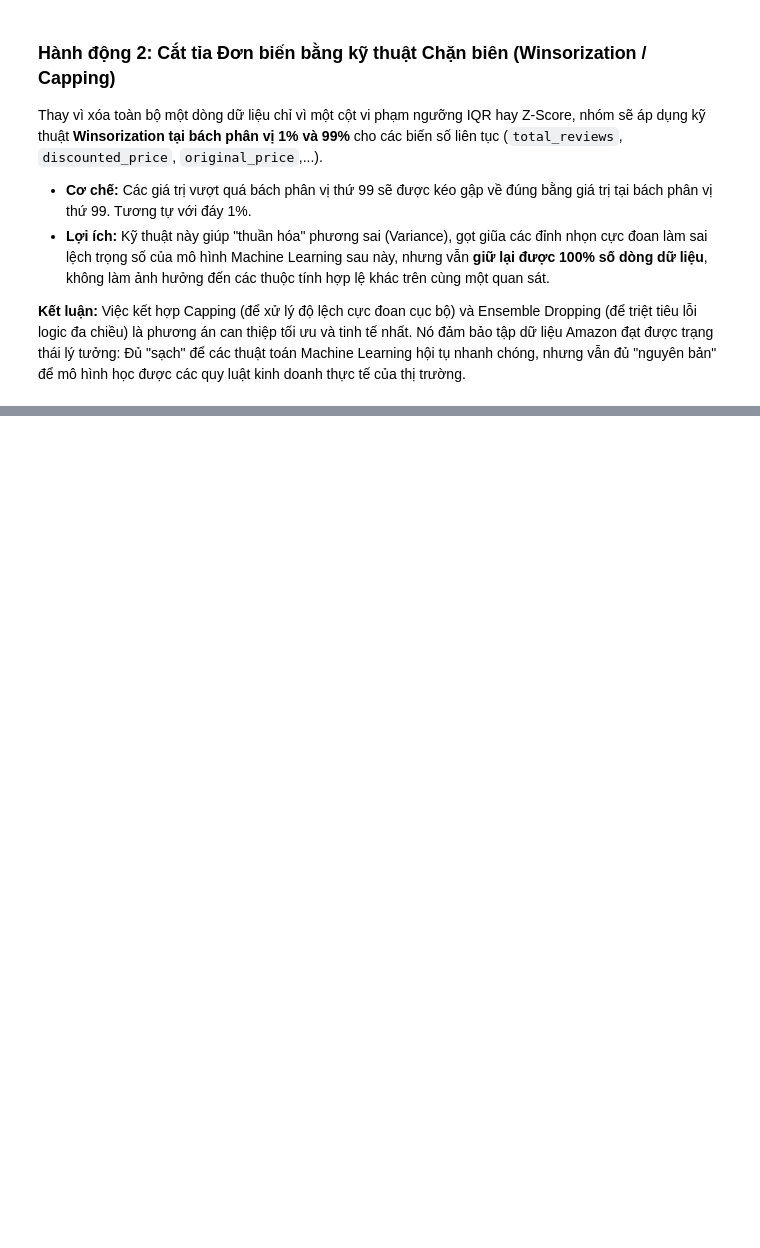
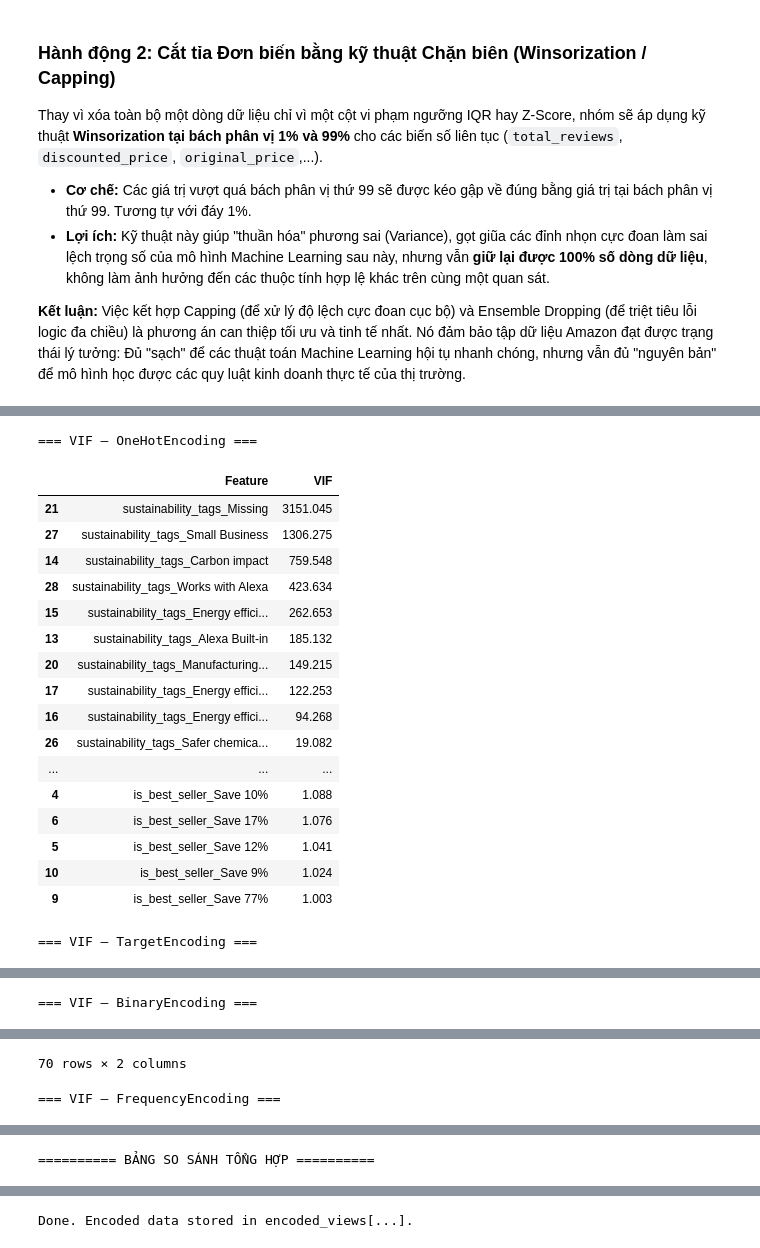
Before and after one commit to HungHiHung10/Lab01-Data-Mining, a Jupyter notebook: notebooks/04_preprocessing_tabular.ipynb, the cells around one changed output, grey strips where cells are left out. Cells and saved outputs as stored; diff of their text form; code cells hidden in the pictures; blank space fills up the shorter version.

```diff
--- a/notebooks/04_preprocessing_tabular.ipynb
+++ b/notebooks/04_preprocessing_tabular.ipynb
@@ -1388,0 +1695,72 @@ HOÀN TẤT TIỀN XỬ LÝ NGOẠI LAI!
+# %%
+# Build encoded views
+y = BASE_DF[TARGET_LABEL]
+encoded_views = {}
+
+# One-Hot - baseline
+ohe_df = BASE_DF[num_cols + [TARGET_LABEL]].copy()
+for c in low_card:
+    dummies = pd.get_dummies(BASE_DF[c], prefix=c, drop_first=True, dtype=int)
+    ohe_df = pd.concat([ohe_df, dummies], axis=1)
+encoded_views['OneHotEncoding'] = ohe_df
+
+# Target Encoding
+te_df = BASE_DF[num_cols + [TARGET_LABEL]].copy()
+for c in cat_cols:
+    te_df[f"{c}_te"] = target_encode_oof(BASE_DF, c, y)
+encoded_views['TargetEncoding'] = te_df
+
+# Binary Encoding
+be_df = BASE_DF[num_cols + [TARGET_LABEL]].copy()
+for c in high_card:
+    be_df = pd.concat([be_df, binary_encode_series(BASE_DF[c])], axis=1)
+for c in low_card:
+    be_df[f"{c}_ord"] = BASE_DF[c].astype('category').cat.codes.astype(int)
+encoded_views['BinaryEncoding'] = be_df
+
+# Frequency Encoding
+fe_df = BASE_DF[num_cols + [TARGET_LABEL]].copy()
+for c in cat_cols:
+    fe_df[f"{c}_freq"] = frequency_encode(BASE_DF, c)
+encoded_views['FrequencyEncoding'] = fe_df
+
+# VIF + so sánh tổng hợp
+vif_results = {}
+summary_rows = []
+
+for name, df_enc in encoded_views.items():
+    feats = df_enc.drop(columns=[TARGET_LABEL])
+    vif_df = compute_vif(feats)
+    vif_results[name] = vif_df
+    print(f"\n=== VIF — {name} ===")
+    display(vif_df.round(3))
+    summary_rows.append({
+        'Method':        name,
+        'Num Features':  len(vif_df),
+        'Max VIF':       vif_df['VIF'].max(),
+        'Mean VIF':      vif_df['VIF'].mean(),
+        'VIF > 10 (multicollinear)': (vif_df['VIF'] > 10).sum()
+    })
+
+print("\n========== BẢNG SO SÁNH TỔNG HỢP ==========")
+display(pd.DataFrame(summary_rows).set_index('Method').round(3))
+# %% [output]
+=== VIF — OneHotEncoding ===
+|  | Feature | VIF |
+| 21 | sustainability_tags_Missing | 3151.045 |
+| 27 | sustainability_tags_Small Business | 1306.275 |
+| 14 | sustainability_tags_Carbon impact | 759.548 |
+| 28 | sustainability_tags_Works with Alexa | 423.634 |
+| 15 | sustainability_tags_Energy effici... | 262.653 |
+| 13 | sustainability_tags_Alexa Built-in | 185.132 |
+| 20 | sustainability_tags_Manufacturing... | 149.215 |
+| 17 | sustainability_tags_Energy effici... | 122.253 |
+| 16 | sustainability_tags_Energy effici... | 94.268 |
+| 26 | sustainability_tags_Safer chemica... | 19.082 |
+| ... | ... | ... |
+| 4 | is_best_seller_Save 10% | 1.088 |
+| 6 | is_best_seller_Save 17% | 1.076 |
+| 5 | is_best_seller_Save 12% | 1.041 |
+| 10 | is_best_seller_Save 9% | 1.024 |
+| 9 | is_best_seller_Save 77% | 1.003 |
+=== VIF — TargetEncoding ===
@@ -1388,0 +1779 @@ HOÀN TẤT TIỀN XỬ LÝ NGOẠI LAI!
+=== VIF — BinaryEncoding ===
@@ -1388,0 +1792,2 @@ HOÀN TẤT TIỀN XỬ LÝ NGOẠI LAI!
+70 rows × 2 columns
+=== VIF — FrequencyEncoding ===
@@ -1388,0 +1806 @@ HOÀN TẤT TIỀN XỬ LÝ NGOẠI LAI!
+========== BẢNG SO SÁNH TỔNG HỢP ==========
@@ -1388,0 +1813 @@ HOÀN TẤT TIỀN XỬ LÝ NGOẠI LAI!
+Done. Encoded data stored in encoded_views[...].
```
Also changed, not shown: parts of 27 cells of this notebook, 1 other file.
